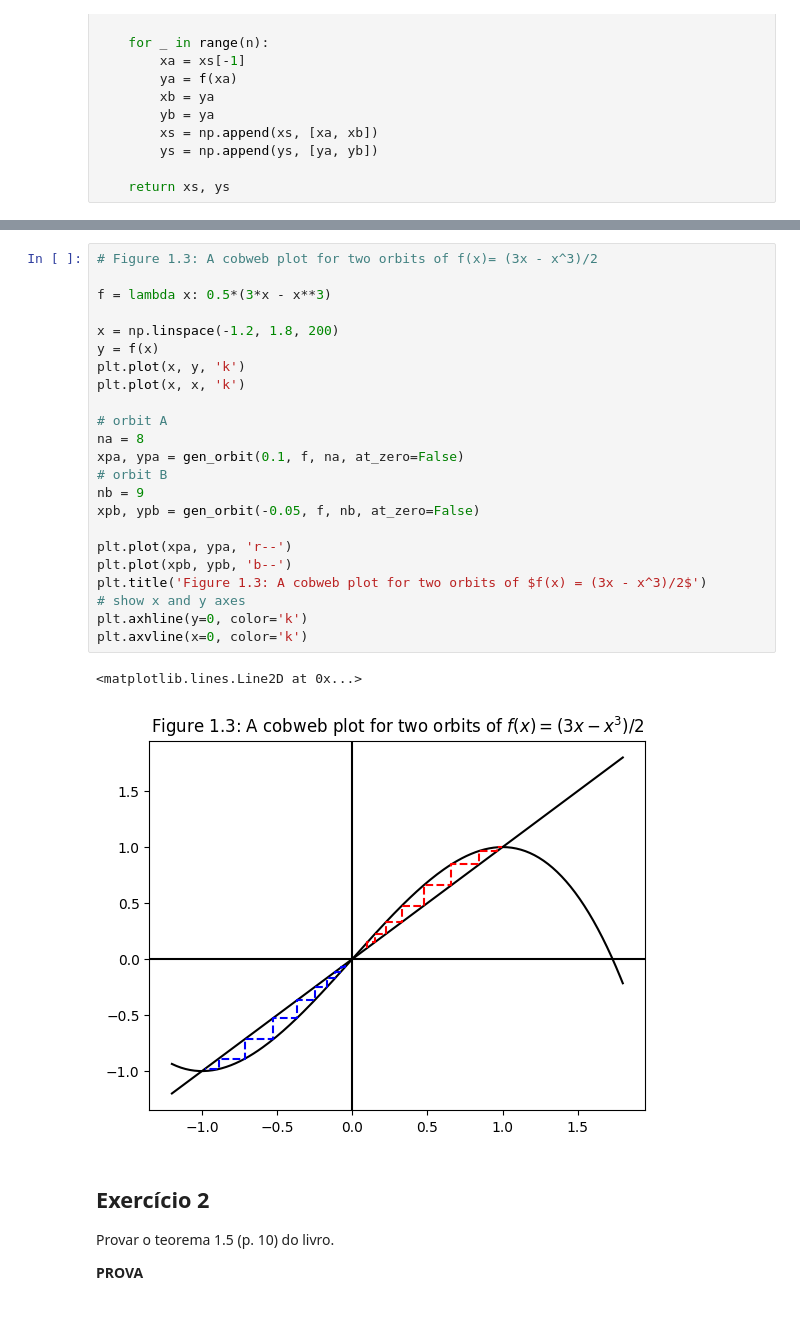
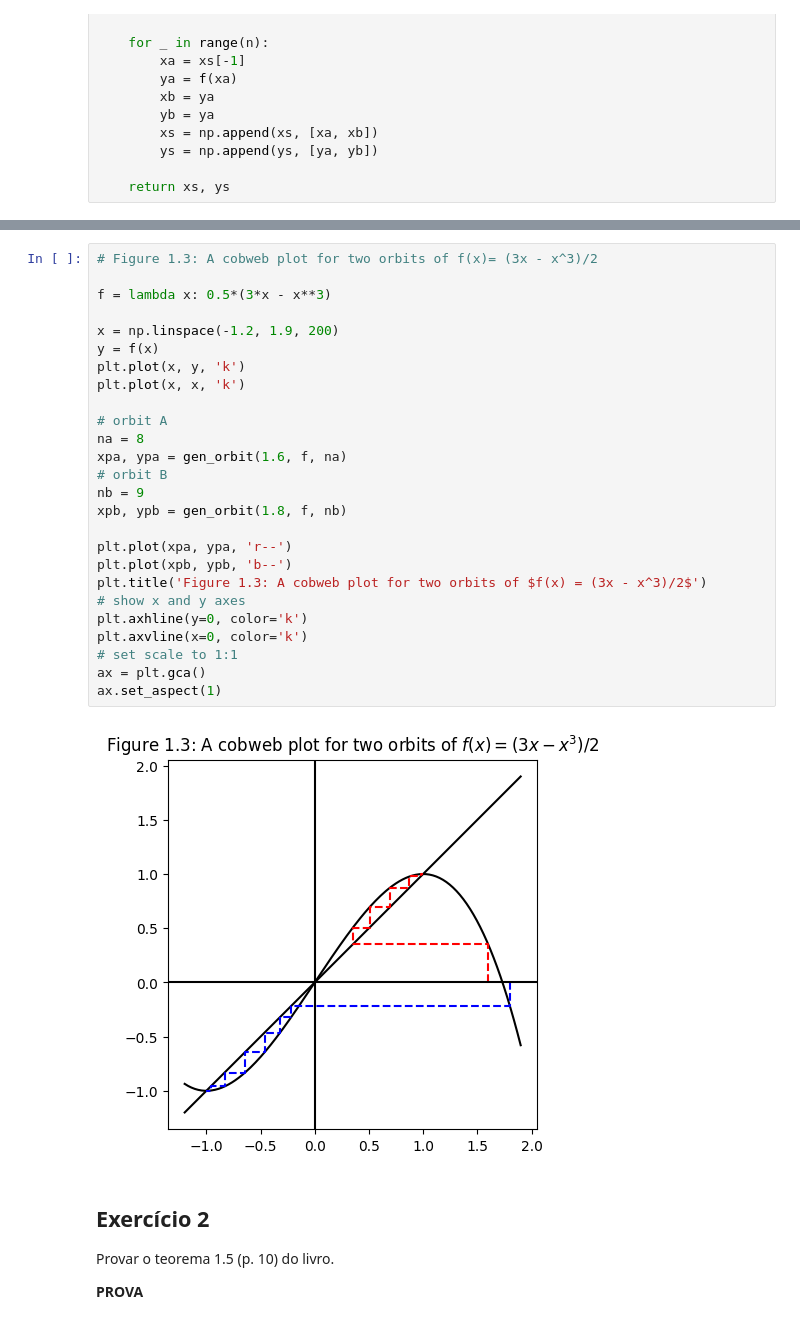
Before and after one commit to vini-fda/FM_223_Lista1, a Jupyter notebook: lista1.ipynb, the cells around one changed output, grey strips where cells are left out. Cells and saved outputs as stored; diff of their text form.

```diff
--- a/lista1.ipynb
+++ b/lista1.ipynb
@@ -49,29 +51,31 @@ plt.axvline(x=0, color='k')
 # %%
 # Figure 1.3: A cobweb plot for two orbits of f(x)= (3x - x^3)/2
 
 f = lambda x: 0.5*(3*x - x**3)
 
-x = np.linspace(-1.2, 1.8, 200)
+x = np.linspace(-1.2, 1.9, 200)
 y = f(x)
 plt.plot(x, y, 'k')
 plt.plot(x, x, 'k')
 
 # orbit A
 na = 8
-xpa, ypa = gen_orbit(0.1, f, na, at_zero=False)
+xpa, ypa = gen_orbit(1.6, f, na)
 # orbit B
 nb = 9
-xpb, ypb = gen_orbit(-0.05, f, nb, at_zero=False)
+xpb, ypb = gen_orbit(1.8, f, nb)
 
 plt.plot(xpa, ypa, 'r--')
 plt.plot(xpb, ypb, 'b--')
 plt.title('Figure 1.3: A cobweb plot for two orbits of $f(x) = (3x - x^3)/2$')
 # show x and y axes
 plt.axhline(y=0, color='k')
 plt.axvline(x=0, color='k')
+# set scale to 1:1
+ax = plt.gca()
+ax.set_aspect(1)
 # %% [output]
-<matplotlib.lines.Line2D at 0x...>
-[figure, old version]
+[figure, new version]
 # %% [markdown]
 ## Exercício 2
 
```
Also changed, not shown: parts of 2 cells of this notebook.
